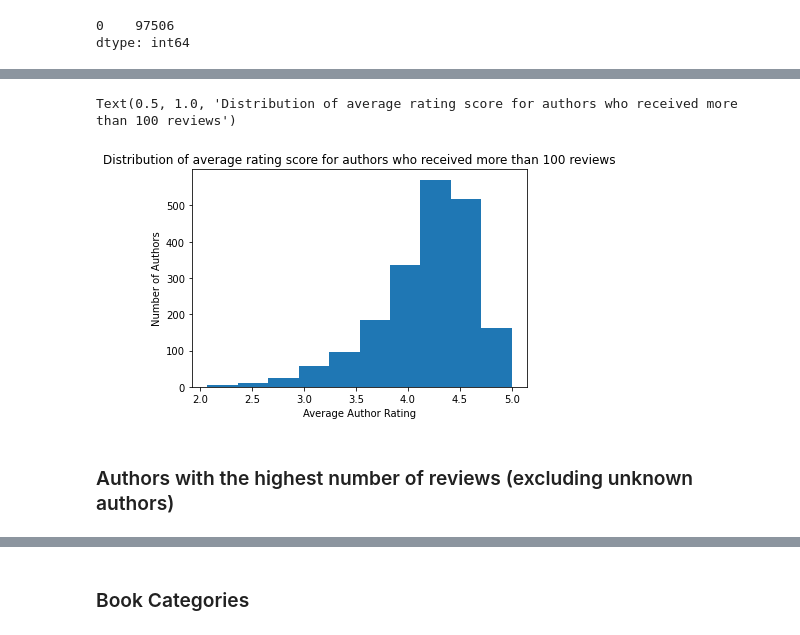
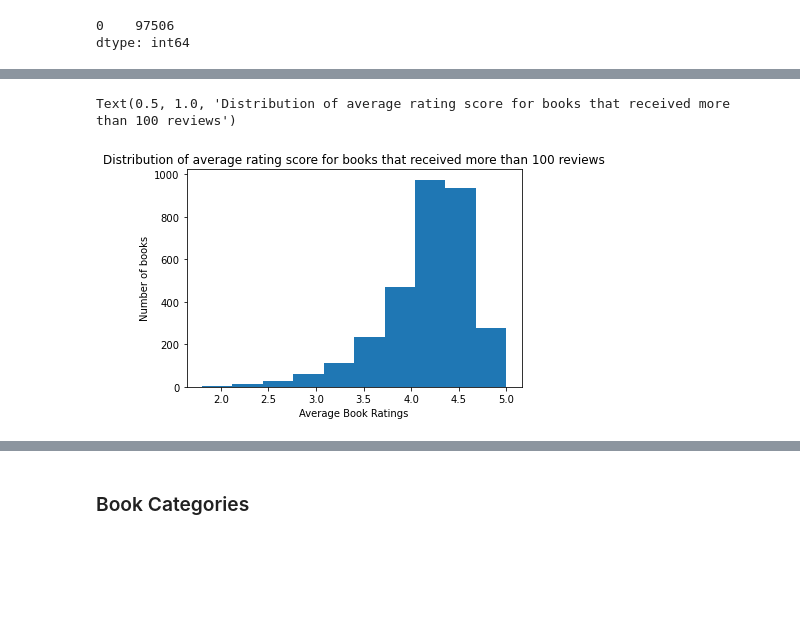
Before and after one commit to meskeremg/FinalCapstone, a Jupyter notebook: Step 2 NLP Book Recommendation - Exploratory Data Analysis - Meskerem Goshime.ipynb, the cells around one changed output, grey strips where cells are left out. Saved outputs shown, nothing was run; the diff lists cells and outputs as text; code cells hidden in the pictures; blank space fills up the shorter version.

```diff
--- a/Step 2 NLP Book Recommendation - Exploratory Data Analysis - Meskerem Goshime.ipynb
+++ b/Step 2 NLP Book Recommendation - Exploratory Data Analysis - Meskerem Goshime.ipynb
@@ -219,12 +258,11 @@ Name: review/score_Avg, dtype: float64
 # %%
-# Distribution of average rating scroe for authors who received more than 100 reviews
+# Distribution of average rating scroe for books that received more than 100 reviews
+
 fig, ax = plt.subplots()
-ax.hist(author_avg_score)
-plt.xlabel('Average Author Rating')
-plt.ylabel('Number of Authors')
-plt.title('Distribution of average rating score for authors who received more than 100 reviews')
+ax.hist(books_100_reviews['review/score_Avg'])
+plt.xlabel('Average Book Ratings')
+plt.ylabel('Number of books')
+plt.title('Distribution of average rating score for books that received more than 100 reviews')
 # %% [output]
-Text(0.5, 1.0, 'Distribution of average rating score for authors who received more than 100 reviews')
+Text(0.5, 1.0, 'Distribution of average rating score for books that received more than 100 reviews')
-[figure, old version]
+[figure, new version]
-# %% [markdown]
-### Authors with the highest number of reviews (excluding unknown authors)
```
Also changed, not shown: parts of 9 cells of this notebook, 1 other file.
